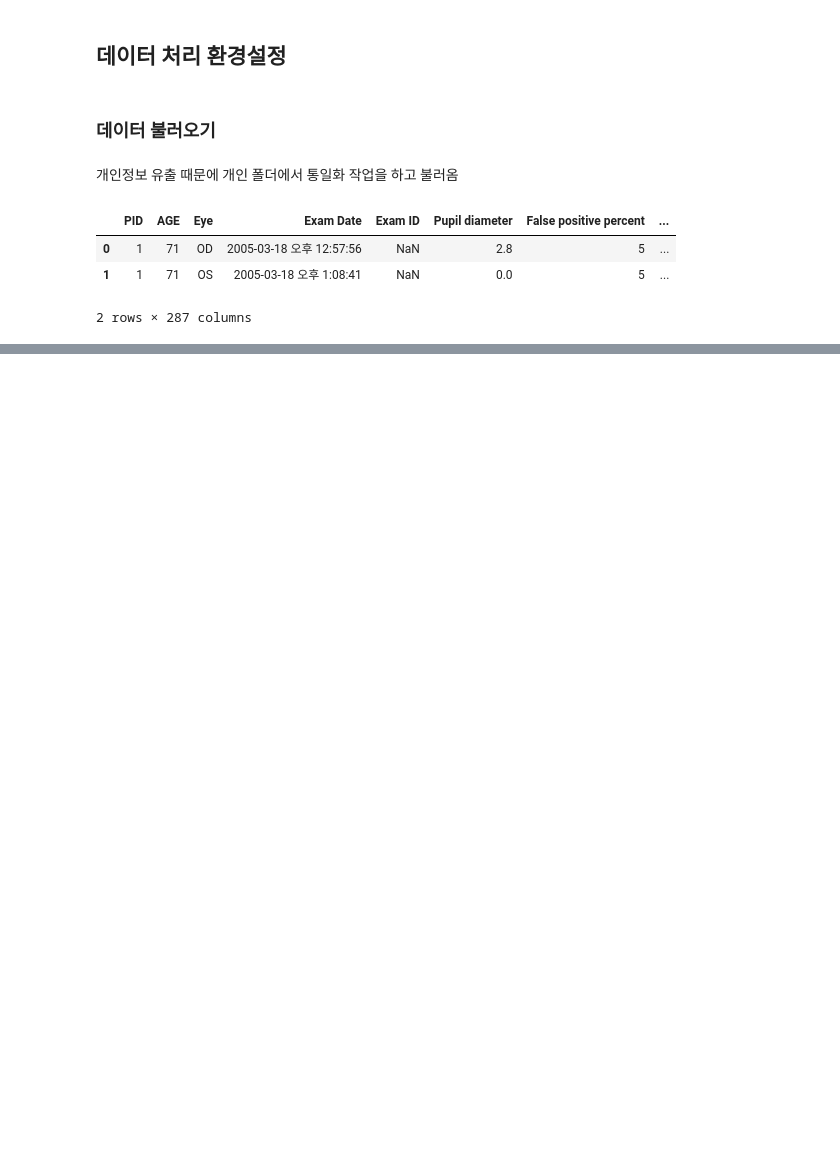
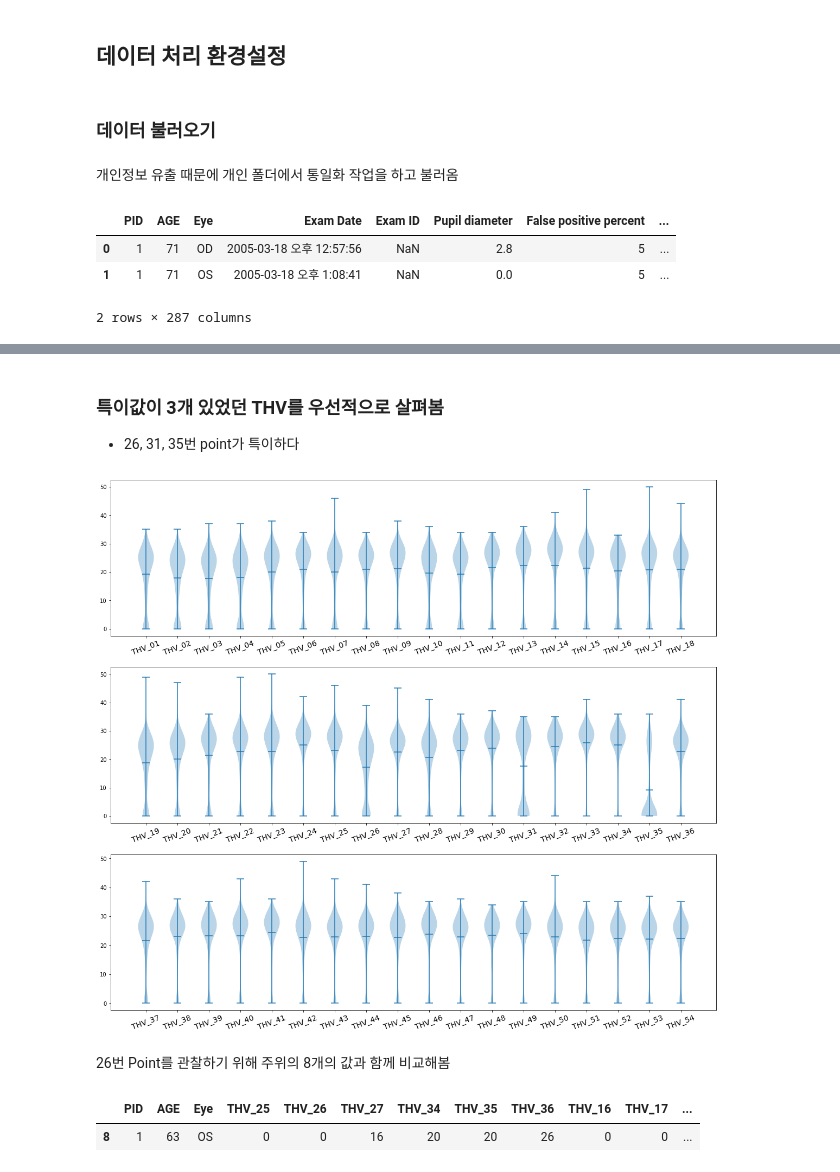
Before and after one commit to herjh0405/Glaucoma, a Jupyter notebook: 001.Data_PreProcessing&Visualization.ipynb, the cells around one changed output, grey strips where cells are left out. Cells and saved outputs as stored; diff of their text form; code cells hidden in the pictures; blank space fills up the shorter version.

```diff
--- a/001.Data_PreProcessing&Visualization.ipynb
+++ b/001.Data_PreProcessing&Visualization.ipynb
@@ -43,9 +77,13 @@ check_list = ['PDP', 'PDV', 'THV', 'TDP', 'TDV']
 # %%
-for m in range(len(check_list)):
-    print()
-    print(check_list[m])
-    fig, axs = plt.subplots(3, 3, figsize = (20, 18))
-    for k in range(0, 3):
-        for i in range(0, 3):
-            axs[k, i].violinplot([df_sam2.iloc[:, i] for i in range(17+6*i+18*k+54*m, 17+6*(i+1)+18*k+54*m)], showmeans = True)
-    plt.show()
+# for m in range(len(check_list)):
+#     print()
+#     print(check_list[m])
+#     fig, axs = plt.subplots(3, 3, figsize = (20, 18))
+#     for k in range(0, 3):
+#         for i in range(0, 3):
+#             axs[k, i].violinplot([df_sam2.iloc[:, i] for i in range(17+6*i+18*k+54*m, 17+6*(i+1)+18*k+54*m)], showmeans = True)
+
+#             plt.sca(axs[k, i])
+#             plt.xticks([i for i in range(1, 7)], [df_sam2.columns[i] for i in range(17+6*i+18*k+54*m, 17+6*(i+1)+18*k+54*m)], rotation=20)
+
+#     plt.show()
@@ -62,0 +90,17 @@ TDV
+# %% [markdown]
+### 특이값이 3개 있었던 THV를 우선적으로 살펴봄
+* 26, 31, 35번 point가 특이하다
+# %%
+fig, axs = plt.subplots(3, 1, figsize = (20, 18))
+for k in range(0, 3):
+    axs[k].violinplot([df_sam2.iloc[:, i] for i in range(17+18*k+108, 17+18*(k+1)+108)], showmeans = True)
+
+    plt.sca(axs[k])
+    plt.xticks([i for i in range(1, 19)], [df_sam2.columns[i] for i in range(17+18*k+108, 17+18*(k+1)+108)],
+               fontsize = 14, rotation=20)
+
+plt.show()
+# %% [output]
+[figure, added]
+# %% [markdown]
+26번 Point를 관찰하기 위해 주위의 8개의 값과 함께 비교해봄
@@ -62,0 +109,5 @@ TDV
+# %%
+see_26[see_26['PID']==1]
+# %% [output]
+|  | PID | AGE | Eye | THV_25 | THV_26 | THV_27 | THV_34 | THV_35 | THV_36 | THV_16 | THV_17 | ... |
+| 8 | 1 | 63 | OS | 0 | 0 | 16 | 20 | 20 | 26 | 0 | 0 | ... |
```
Also changed, not shown: parts of 7 cells of this notebook.
